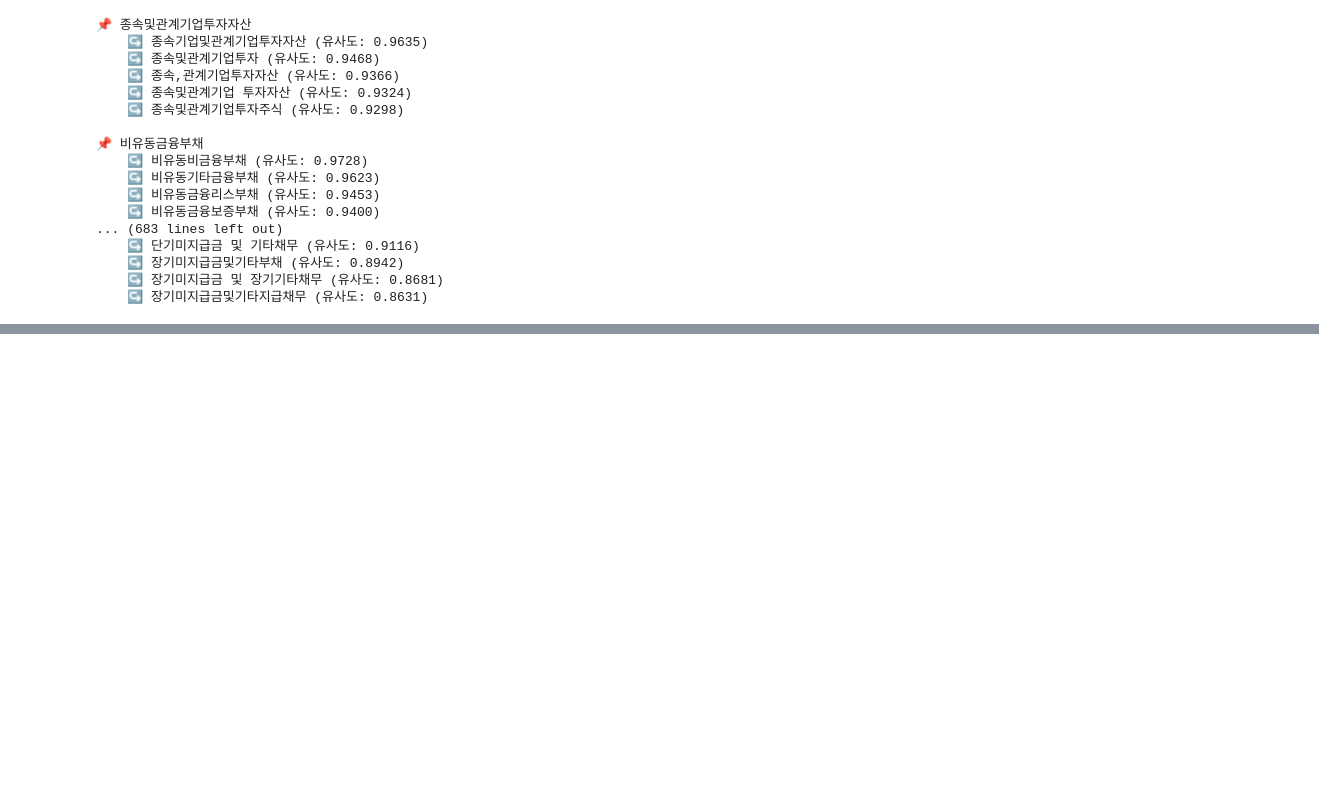
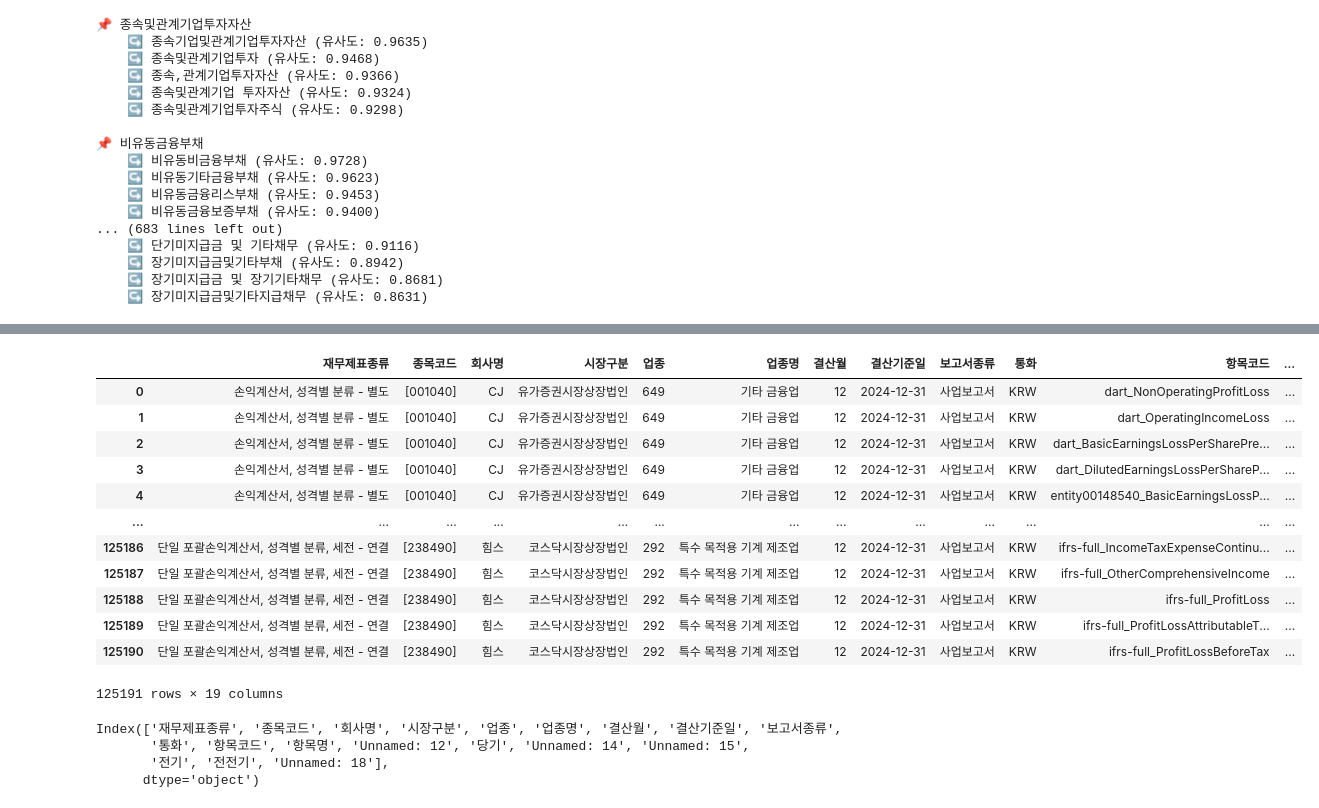
Before and after one commit to Eunhye1109/Practical-Project, a Jupyter notebook: DART_API_활용_컬럼_추출.ipynb, the cells around one changed output, grey strips where cells are left out. Cells and saved outputs as stored; diff of their text form; code cells hidden in the pictures; blank space fills up the shorter version.

Commit message:
재무상태표(2022), 손익계산서(2024) 유사도 분석

```diff
--- a/DART_API_활용_컬럼_추출.ipynb
+++ b/DART_API_활용_컬럼_추출.ipynb
@@ -64,7 +64,7 @@ from collections import Counter
 import dart_fss as dart_fss
 import pandas as pd
 
-api_key = '845166f5401aeebbed295c86b5f47621b51f520a'
+api_key = ''
 dart_fss.set_api_key(api_key=api_key)
 # %% [output]
 WARNING:fake_useragent:Error occurred during getting browser(s): random, but was suppressed with fallback.
@@ -1379,0 +1402,32 @@ df_sim
+# %%
+import os
+import pandas as pd
+
+def load_txts_as_dataframe(folder_path, encoding='cp949', sep='\t'):
+    """
+    지정된 폴더 내의 모든 .txt 파일을 읽어서 하나의 DataFrame으로 통합
+    - encoding: 기본 cp949 (필요시 'utf-8' 또는 'utf-8-sig'로 변경)
+    - sep: 기본 '\t' (필요시 ',' 로 변경)
+    """
+    df_list = []
+
+    for filename in os.listdir(folder_path):
+        if filename.endswith('.txt'):
+            file_path = os.path.join(folder_path, filename)
+            try:
+                df = pd.read_csv(file_path, encoding=encoding, sep=sep)
+                df_list.append(df)
+                print(f"✅ 로딩 성공: {filename}")
+            except Exception as e:
+                print(f"❌ 로딩 실패: {filename} → {e}")
+
+    if df_list:
+        combined_df = pd.concat(df_list, ignore_index=True)
+        print(f"\n📦 총 {len(df_list)}개 파일 로딩 완료 / 행 개수: {len(combined_df)}")
+        return combined_df
+    else:
+        raise ValueError("⚠️ 텍스트 파일을 읽지 못했습니다. 경로나 인코딩, 구분자를 확인하세요.")
+
+# 🔍 사용 예시
+folder_path = '/content/drive/MyDrive/Colab Notebooks/실전프로젝트/DART DATA/손익계산서'  # ← 경로 수정
+df_all = load_txts_as_dataframe(folder_path)
@@ -1379,0 +1449,24 @@ df_sim
+# %%
+df_all
+# %% [output]
+|  | 재무제표종류 | 종목코드 | 회사명 | 시장구분 | 업종 | 업종명 | 결산월 | 결산기준일 | 보고서종류 | 통화 | 항목코드 | ... |
+| 0 | 손익계산서, 성격별 분류 - 별도 | [001040] | CJ | 유가증권시장상장법인 | 649 | 기타 금융업 | 12 | 2024-12-31 | 사업보고서 | KRW | dart_NonOperatingProfitLoss | ... |
+| 1 | 손익계산서, 성격별 분류 - 별도 | [001040] | CJ | 유가증권시장상장법인 | 649 | 기타 금융업 | 12 | 2024-12-31 | 사업보고서 | KRW | dart_OperatingIncomeLoss | ... |
+| 2 | 손익계산서, 성격별 분류 - 별도 | [001040] | CJ | 유가증권시장상장법인 | 649 | 기타 금융업 | 12 | 2024-12-31 | 사업보고서 | KRW | dart_BasicEarningsLossPerSharePre... | ... |
+| 3 | 손익계산서, 성격별 분류 - 별도 | [001040] | CJ | 유가증권시장상장법인 | 649 | 기타 금융업 | 12 | 2024-12-31 | 사업보고서 | KRW | dart_DilutedEarningsLossPerShareP... | ... |
+| 4 | 손익계산서, 성격별 분류 - 별도 | [001040] | CJ | 유가증권시장상장법인 | 649 | 기타 금융업 | 12 | 2024-12-31 | 사업보고서 | KRW | entity00148540_BasicEarningsLossP... | ... |
+| ... | ... | ... | ... | ... | ... | ... | ... | ... | ... | ... | ... | ... |
+| 125186 | 단일 포괄손익계산서, 성격별 분류, 세전 - 연결 | [238490] | 힘스 | 코스닥시장상장법인 | 292 | 특수 목적용 기계 제조업 | 12 | 2024-12-31 | 사업보고서 | KRW | ifrs-full_IncomeTaxExpenseContinu... | ... |
+| 125187 | 단일 포괄손익계산서, 성격별 분류, 세전 - 연결 | [238490] | 힘스 | 코스닥시장상장법인 | 292 | 특수 목적용 기계 제조업 | 12 | 2024-12-31 | 사업보고서 | KRW | ifrs-full_OtherComprehensiveIncome | ... |
+| 125188 | 단일 포괄손익계산서, 성격별 분류, 세전 - 연결 | [238490] | 힘스 | 코스닥시장상장법인 | 292 | 특수 목적용 기계 제조업 | 12 | 2024-12-31 | 사업보고서 | KRW | ifrs-full_ProfitLoss | ... |
+| 125189 | 단일 포괄손익계산서, 성격별 분류, 세전 - 연결 | [238490] | 힘스 | 코스닥시장상장법인 | 292 | 특수 목적용 기계 제조업 | 12 | 2024-12-31 | 사업보고서 | KRW | ifrs-full_ProfitLossAttributableT... | ... |
+| 125190 | 단일 포괄손익계산서, 성격별 분류, 세전 - 연결 | [238490] | 힘스 | 코스닥시장상장법인 | 292 | 특수 목적용 기계 제조업 | 12 | 2024-12-31 | 사업보고서 | KRW | ifrs-full_ProfitLossBeforeTax | ... |
+125191 rows × 19 columns
+# %%
+# 1. 항목명 컬럼명 확인
+print(df_all.columns)
+# %% [output]
+Index(['재무제표종류', '종목코드', '회사명', '시장구분', '업종', '업종명', '결산월', '결산기준일', '보고서종류',
+       '통화', '항목코드', '항목명', 'Unnamed: 12', '당기', 'Unnamed: 14', 'Unnamed: 15',
+       '전기', '전전기', 'Unnamed: 18'],
+      dtype='object')
```
Also changed, not shown: parts of 13 cells of this notebook.
